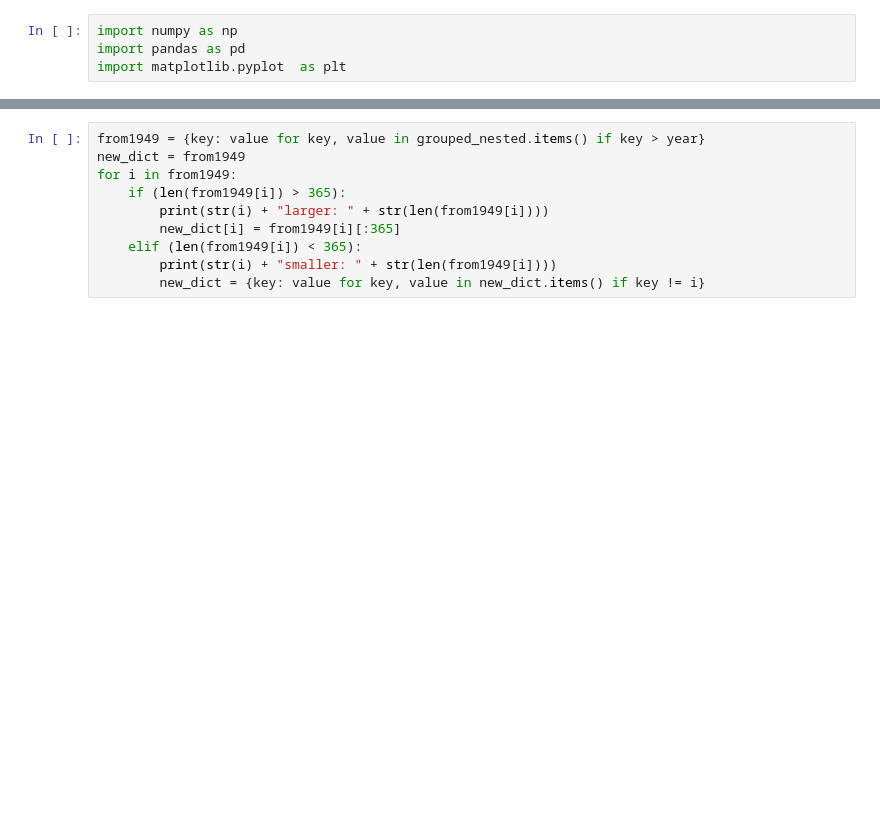
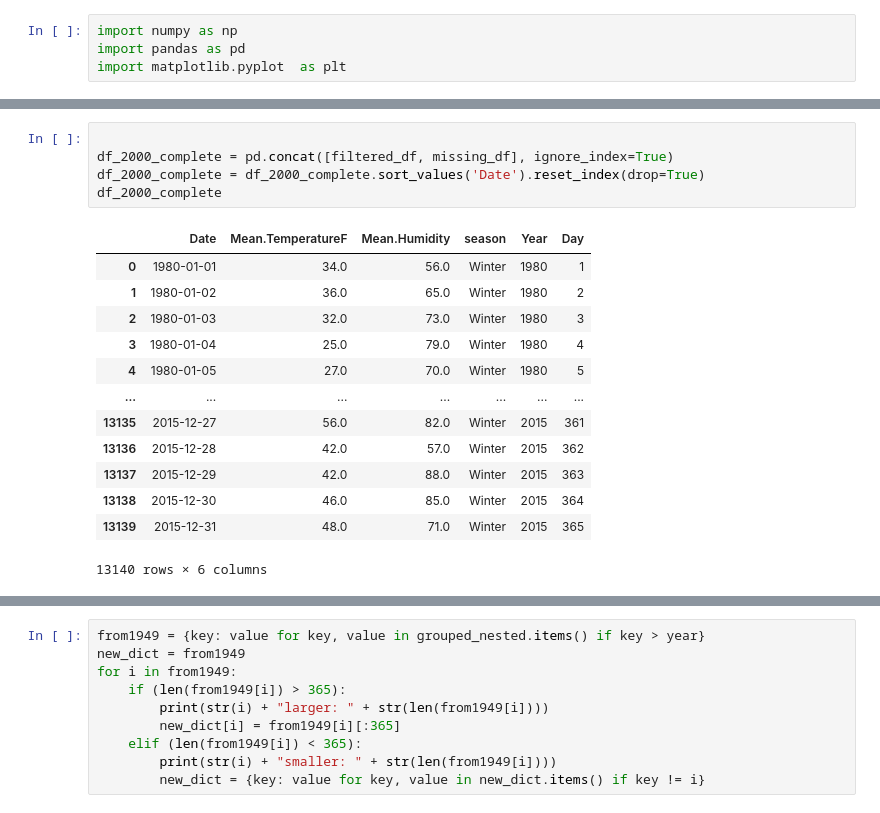
Before and after one commit to AmberJiayuSu/INFO3300_P1, a Jupyter notebook: amber_test.ipynb, the cells around one changed output, grey strips where cells are left out. Cells and saved outputs as stored; diff of their text form; blank space fills up the shorter version.

```diff
--- a/amber_test.ipynb
+++ b/amber_test.ipynb
@@ -24,0 +128,19 @@ df
+# %%
+
+df_2000_complete = pd.concat([filtered_df, missing_df], ignore_index=True)
+df_2000_complete = df_2000_complete.sort_values('Date').reset_index(drop=True)
+df_2000_complete
+# %% [output]
+|  | Date | Mean.TemperatureF | Mean.Humidity | season | Year | Day |
+| 0 | 1980-01-01 | 34.0 | 56.0 | Winter | 1980 | 1 |
+| 1 | 1980-01-02 | 36.0 | 65.0 | Winter | 1980 | 2 |
+| 2 | 1980-01-03 | 32.0 | 73.0 | Winter | 1980 | 3 |
+| 3 | 1980-01-04 | 25.0 | 79.0 | Winter | 1980 | 4 |
+| 4 | 1980-01-05 | 27.0 | 70.0 | Winter | 1980 | 5 |
+| ... | ... | ... | ... | ... | ... | ... |
+| 13135 | 2015-12-27 | 56.0 | 82.0 | Winter | 2015 | 361 |
+| 13136 | 2015-12-28 | 42.0 | 57.0 | Winter | 2015 | 362 |
+| 13137 | 2015-12-29 | 42.0 | 88.0 | Winter | 2015 | 363 |
+| 13138 | 2015-12-30 | 46.0 | 85.0 | Winter | 2015 | 364 |
+| 13139 | 2015-12-31 | 48.0 | 71.0 | Winter | 2015 | 365 |
+13140 rows × 6 columns
```
Also changed, not shown: parts of 11 cells of this notebook, 4 other files.
